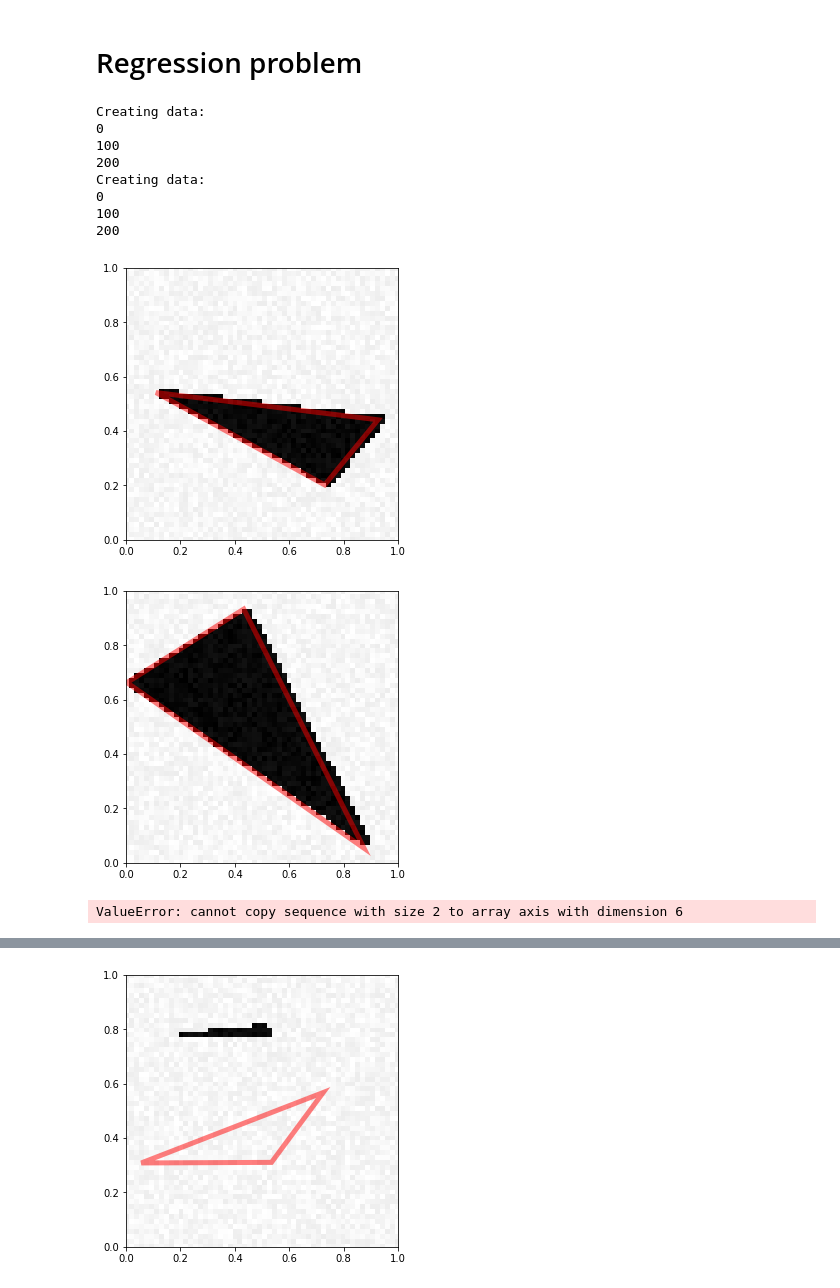
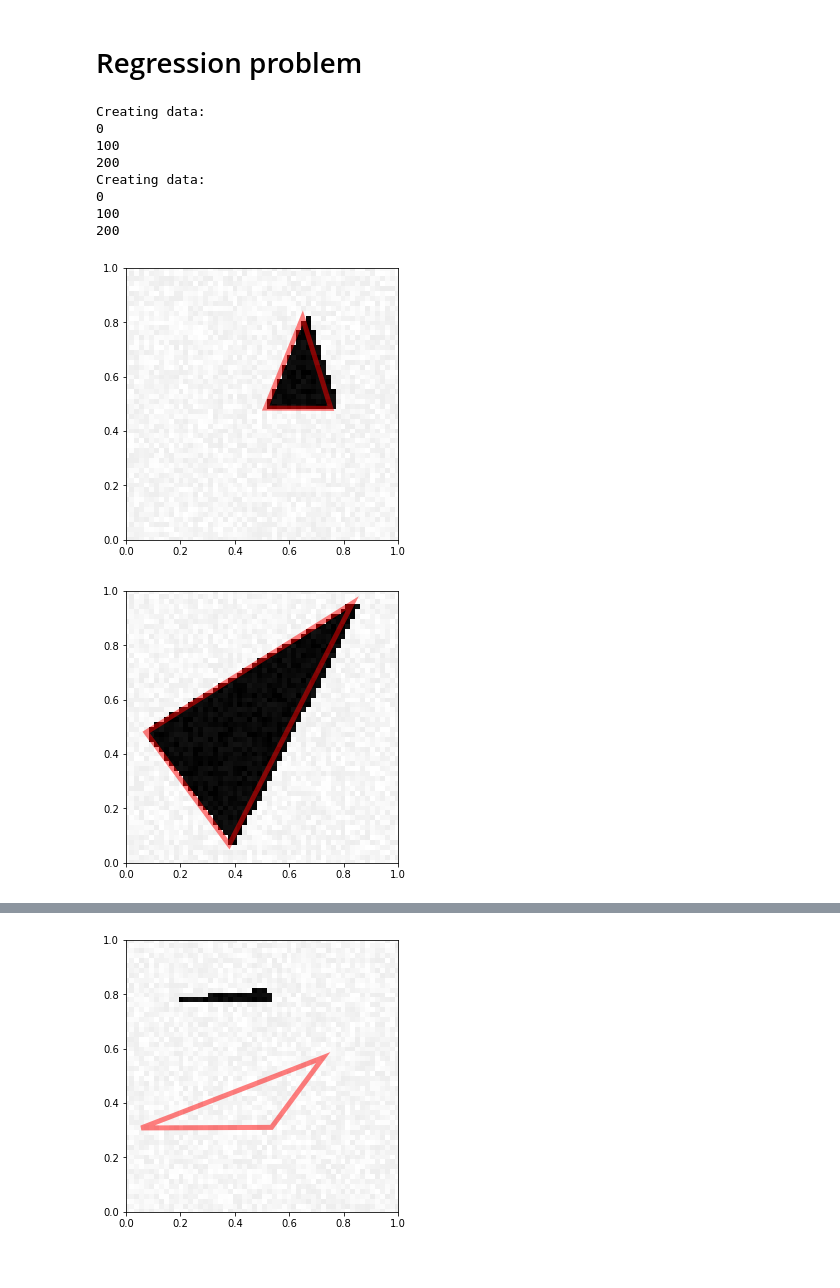
Before and after one commit to joelseytre/deep-learning-course, a Jupyter notebook: mp1-jseytre.ipynb, the cells around one changed output, grey strips where cells are left out. Cells and saved outputs as stored; diff of their text form; code cells hidden in the pictures.

```diff
--- a/mp1-jseytre.ipynb
+++ b/mp1-jseytre.ipynb
@@ -244,7 +232,6 @@ model2.evaluate(X_test2, Y_test2)
 # %%
 [X_train3, Y_train3] = generate_dataset_regression(300, 20)
 [X_test3, Y_test3] = generate_test_set_regression()
-visualize_prediction(X_train3[0], Y_train3[0])
 X_train3 = X_train3.reshape(300,72,72,1)
 X_test3 = X_test3.reshape(300,72,72,1)
 # %% [output]
@@ -256,10 +243,10 @@ Creating data:
 0
 100
 200
-[figure, old version]
+[figure, new version]
 # %%
-i=3
+i=2
 visualize_prediction(X_train3[i], Y_train4[i])
 # %% [output]
-[figure, old version]
+[figure, new version]
 # %%
@@ -275,8 +266 @@ def sort_vertices(dataset):
     return res
-# %%
-Y_train4 = sort_vertices(Y_train3)
-Y_test4 = sort_vertices(Y_test3)
-print(Y_test4)
-print(Y_train4)
-# %% [output]
-ValueError: cannot copy sequence with size 2 to array axis with dimension 6
```
Also changed, not shown: parts of 10 cells of this notebook.
